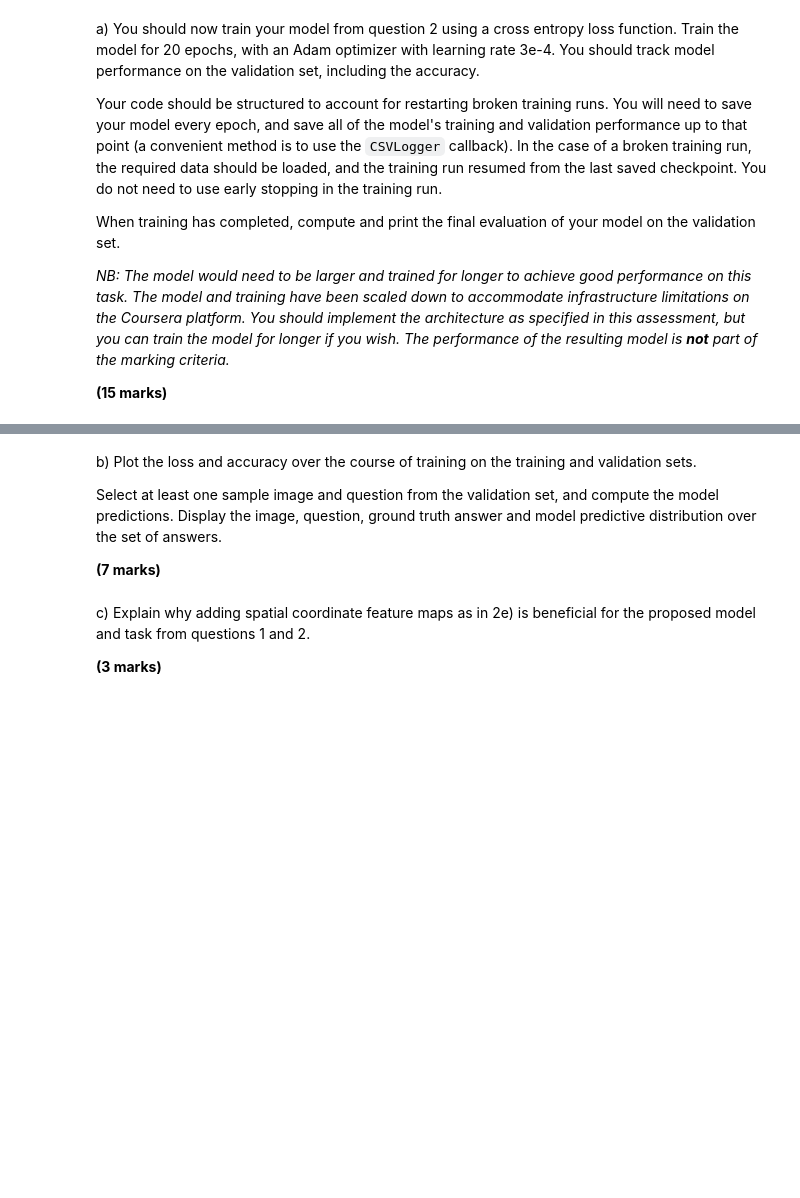
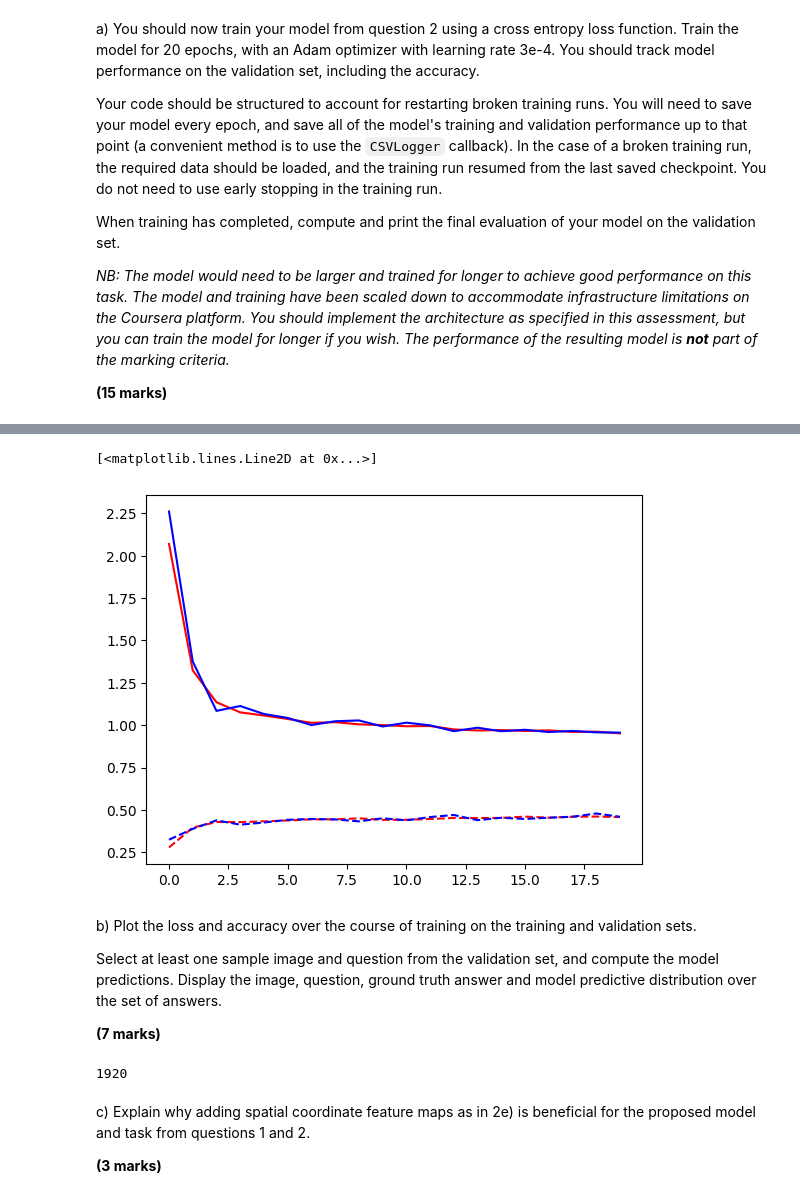
Before and after one commit to frasermartinx/DL, a Jupyter notebook: Week 7/DL_CW2_02476922/DL_CW2_02476922.ipynb, the cells around one changed output, grey strips where cells are left out. Cells and saved outputs as stored; diff of their text form; code cells hidden in the pictures; blank space fills up the shorter version.

```diff
--- a/Week 7/DL_CW2_02476922/DL_CW2_02476922.ipynb
+++ b/Week 7/DL_CW2_02476922/DL_CW2_02476922.ipynb
@@ -202,0 +545,25 @@ Implement the complete model according to the above spec, and print the model su
+# %%
+class full_model(Model):
+    def __init__(self,gru_network, cnn_feature_extractor,classifier):
+        super(full_model,self).__init__()
+        self.gru = gru_network
+        self.feature_extractor = cnn_feature_extractor
+        #asp can be called multiple times since not trained
+        self.asp = AddSpatialCoordinates()
+        self.resblock = ResBlock()
+        self.classifier = classifier
+    def call(self,inputs):
+        #we expect just the input to be passed in, not the target
+        text, images = inputs
+        q = self.gru(text)
+        h = self.feature_extractor(images)
+        h = self.asp(h)
+        h = self.resblock(q,h)
+        h = self.asp(h)
+        #predict
+        preds = self.classifier(h)
+        return preds
+# %%
+#to print the model summary we call it on the example
+fm = full_model(gru_network, cnn_feature_extractor, classifier)
+fm(inputs)
@@ -212,3 +617,8 @@ When training has completed, compute and print the final evaluation of your mode
 _NB: The model would need to be larger and trained for longer to achieve good performance on this task. The model and training have been scaled down to accommodate infrastructure limitations on the Coursera platform. You should implement the architecture as specified in this assessment, but you can train the model for longer if you wish. The performance of the resulting model is **not** part of the marking criteria._
 
 **(15 marks)**
+# %%
+optimizer = Adam(lr = 3e-4)
+fm.compile(loss = "CategoricalCrossentropy", optimizer = optimizer,metrics = ["accuracy"])
+# %%
+fm_history = fm.fit(train_ds,epochs = 20, validation_data = val_ds)
@@ -215,9 +643,21 @@ _NB: The model would need to be larger and trained for longer to achieve good pe
+# %%
+plt.plot(fm_history.history["loss"], "r")
+plt.plot(fm_history.history["val_loss"],"b")
+plt.plot(fm_history.history["accuracy"], "r--")
+plt.plot(fm_history.history["val_accuracy"],"b--")
+# %% [output]
+[<matplotlib.lines.Line2D at 0x...>]
+[figure, added]
 # %% [markdown]
 b) Plot the loss and accuracy over the course of training on the training and validation sets.
 
 Select at least one sample image and question from the validation set, and compute the model predictions. Display the image, question, ground truth answer and model predictive distribution over the set of answers.
 
 **(7 marks)**
+# %%
+64*30
+# %% [output]
+1920
 # %% [markdown]
 c) Explain why adding spatial coordinate feature maps as in 2e) is beneficial for the proposed model and task from questions 1 and 2.
 
```
Also changed, not shown: parts of 34 cells of this notebook.
